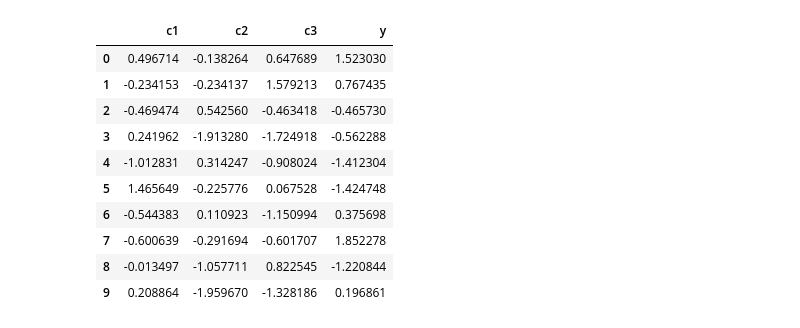
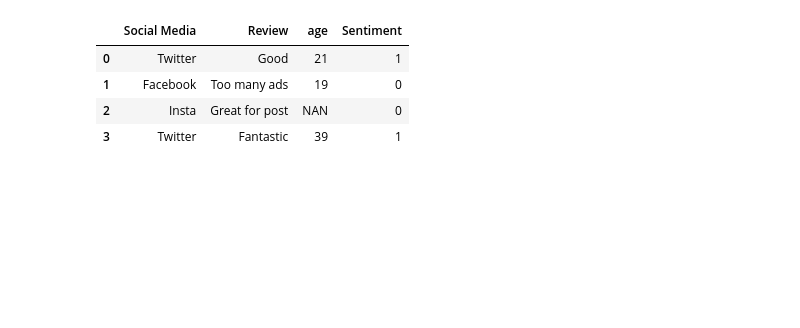
Before and after one commit to kaj-al/Scikit-learn, a Jupyter notebook: pipeline.ipynb, the cells around one changed output. Drawn from its saved outputs; the diff is of its cells as text; code cells hidden in the pictures; blank space fills up the shorter version.

```diff
--- a/pipeline.ipynb
+++ b/pipeline.ipynb
@@ -8,17 +12,10 @@ from sklearn.linear_model import LinearRegression
-# %%
-np.random.seed(42)
-data = np.random.randn(10,4)
-df = pd.DataFrame(data,columns=['c1','c2','c3','y'])
-df
-# %% [output]
-|  | c1 | c2 | c3 | y |
-| 0 | 0.496714 | -0.138264 | 0.647689 | 1.523030 |
-| 1 | -0.234153 | -0.234137 | 1.579213 | 0.767435 |
-| 2 | -0.469474 | 0.542560 | -0.463418 | -0.465730 |
-| 3 | 0.241962 | -1.913280 | -1.724918 | -0.562288 |
-| 4 | -1.012831 | 0.314247 | -0.908024 | -1.412304 |
-| 5 | 1.465649 | -0.225776 | 0.067528 | -1.424748 |
-| 6 | -0.544383 | 0.110923 | -1.150994 | 0.375698 |
-| 7 | -0.600639 | -0.291694 | -0.601707 | 1.852278 |
-| 8 | -0.013497 | -1.057711 | 0.822545 | -1.220844 |
-| 9 | 0.208864 | -1.959670 | -1.328186 | 0.196861 |
+# %%
+data = "col_trans.xlsx"
+df = pd.read_excel(data)
+df.head()
+# %% [output]
+|  | Social Media | Review | age | Sentiment |
+| 0 | Twitter | Good | 21 | 1 |
+| 1 | Facebook | Too many ads | 19 | 0 |
+| 2 | Insta | Great for post | NAN | 0 |
+| 3 | Twitter | Fantastic | 39 | 1 |
```
Also changed, not shown: parts of 8 cells of this notebook.
